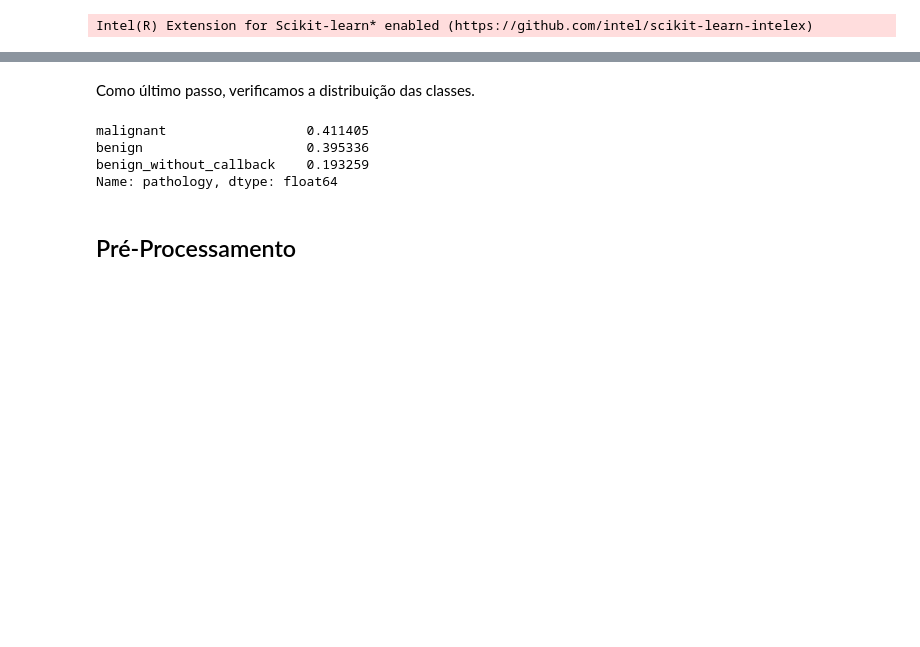
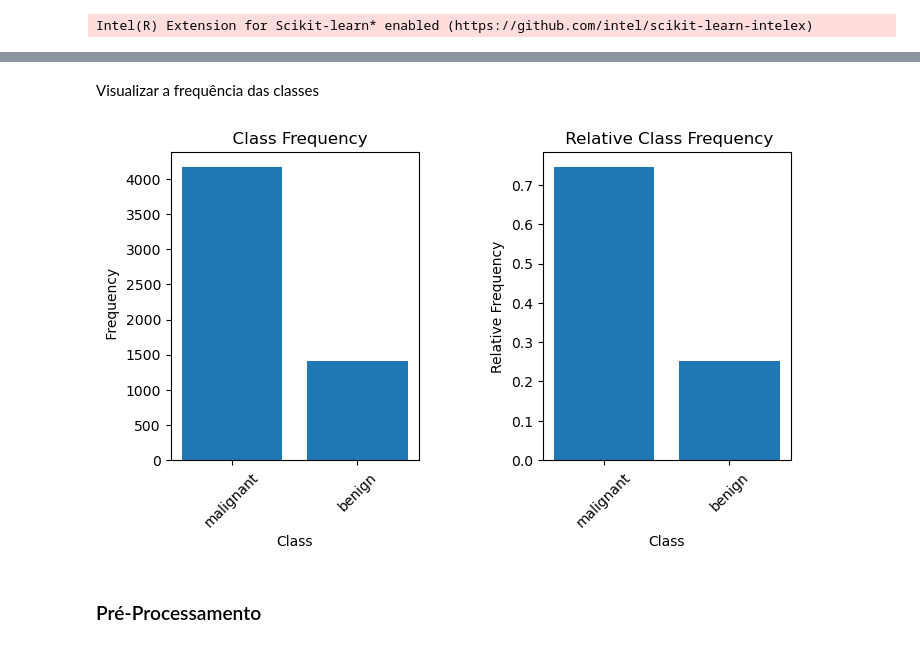
Before and after one commit to matheusssilva991/Radiomica, a Jupyter notebook: src/mamografia/model.ipynb, the cells around one changed output, grey strips where cells are left out. Drawn from its saved outputs; the diff is of its cells as text; code cells hidden in the pictures; blank space fills up the shorter version.

Commit message:
feat: testes GLCM features

```diff
--- a/src/mamografia/model.ipynb
+++ b/src/mamografia/model.ipynb
@@ -49,16 +21,0 @@ Iniciamos importando o conjunto de dados e realizamos a visualização das 5 pri
-# %%
-breast_cancer_df = None
-
-match SELECTED_DATABASE:
-    case "CMMD":
-        breast_cancer_df = pd.read_csv("../../outputs/mamografia/matriz_glcm_features/matriz_features_glcm_CMMD.csv")
-    case "CBIS-DDSM":
-        breast_cancer_df = pd.read_csv("../../outputs/mamografia/matriz_glcm_features/matriz_features_glcm_CBIS-DDSM.csv")
-    case "INBREAST":
-        breast_cancer_df = pd.read_csv("../../outputs/mamografia/matriz_glcm_features/matriz_features_glcm_INBREAST.csv")
-    case "MIAS":
-        breast_cancer_df = pd.read_csv("../../outputs/mamografia/matriz_glcm_features/matriz_features_glcm_MIAS.csv")
-    case _:
-        raise Exception("Database not found!")
-
-breast_cancer_df.head()
@@ -72,0 +22,12 @@ breast_cancer_df.head()
+# %%
+SELECTED_DATABASE = "cmmd"
+
+try:
+    breast_cancer_df = pd.read_csv(f"../../outputs/mamografia/{SELECTED_DATABASE}/glcm_features_{SELECTED_DATABASE}.csv")
+except FileNotFoundError:
+    raise Exception("Database not found!")
+
+""" columns = ['correlation_dist_1_ang_0', 'homogeneity_dist_1_ang_90', 'ASM_dist_1_ang_135', 'ASM_dist_3_ang_0', 'pathology']
+breast_cancer_df = breast_cancer_df[columns] """
+
+breast_cancer_df.head()
@@ -73,13 +42,22 @@ breast_cancer_df.head()
 # %% [markdown]
-Como último passo, verificamos a distribuição das classes.
+Visualizar a frequência das classes
-# %%
-breast_cancer_df["pathology"].value_counts(normalize=True)
-# %% [output]
-malignant                  0.411405
-benign                     0.395336
-benign_without_callback    0.193259
-Name: pathology, dtype: float64
+# %%
+fig = plt.figure(figsize=(8, 4))
+titles = ['', 'Relative']
+
+for i, title in enumerate(titles, start=1):
+    isRelative = True if i == 2 else False
+    frequency = breast_cancer_df['pathology'].value_counts(normalize=isRelative)
+    plt.subplot(1, 2, i)
+    plt.bar(frequency.index, frequency)
+    plt.title(f' {title} Class Frequency')
+    plt.xlabel('Class'), plt.ylabel(f'{title} Frequency')
+    plt.xticks(rotation=45)
+fig.subplots_adjust(wspace=0.5)
+plt.show()
+# %% [output]
+[figure, added]
 # %% [markdown]
-## Pré-Processamento
+### Pré-Processamento
 # %%
 # Elimina os dados com classe BENIGN_WITHOUT_CALLBACK ou NORMAL
```
Also changed, not shown: parts of 39 cells of this notebook, 16 other files.
